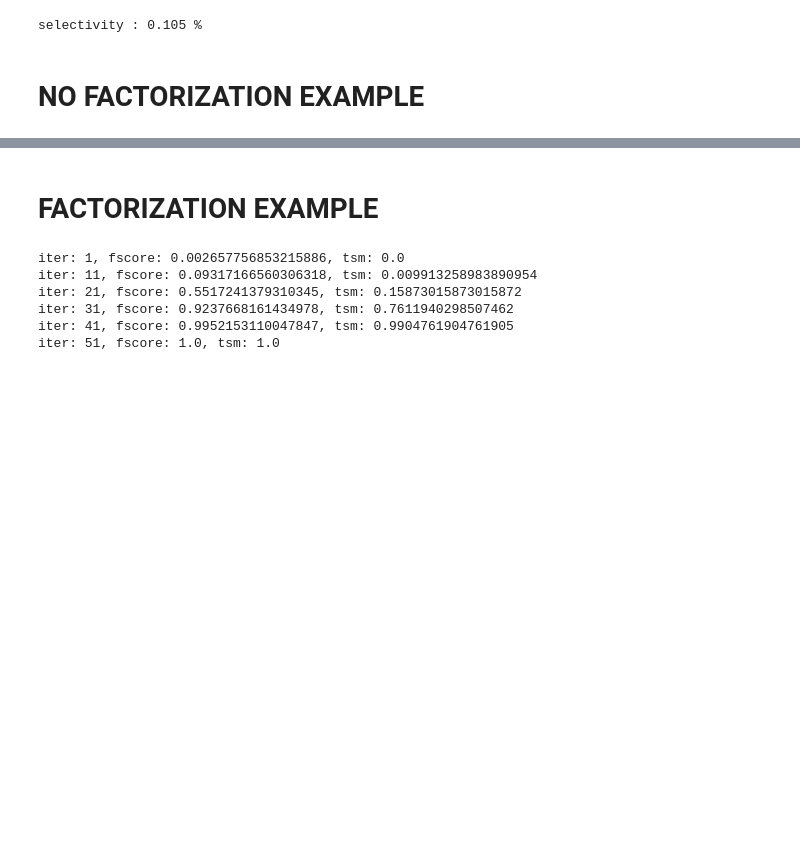
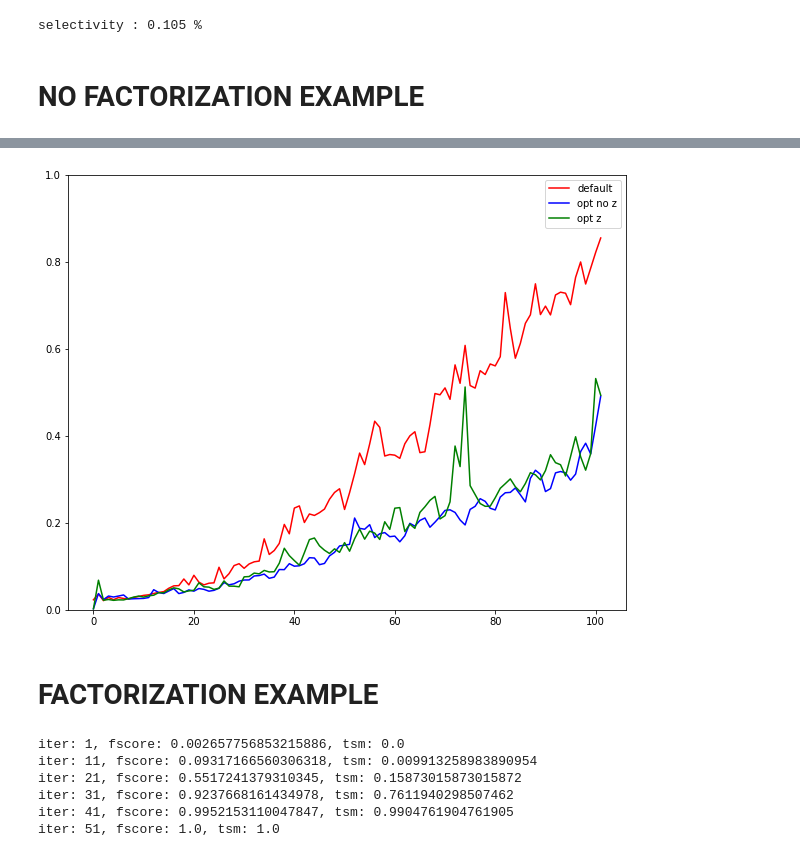
Before and after one commit to AIDEmeProject/PythonMiddleware, a Jupyter notebook: example.ipynb, the cells around one changed output, grey strips where cells are left out. Drawn from its saved outputs; the diff is of its cells as text; code cells hidden in the pictures; blank space fills up the shorter version.

```diff
--- a/example.ipynb
+++ b/example.ipynb
@@ -104,3 +125,20 @@ iter: 11, fscore: 0.021326292271757894, tsm: 0.0
+# %%
+#df_default = df
+#df_opt_noz = df
+df_opt_z = df
+# %%
+m = 'iter_time' # fscore, iter_time
+mask = ~df_default[m].isnull()
+idx = df_default.index[mask]
+plt.figure(figsize=(10, 8))
+plt.plot(idx, df_default[m].loc[mask], c='r', label='default')
+plt.plot(idx, df_opt_noz[m].loc[mask], c='b', label='opt no z')
+plt.plot(idx, df_opt_z[m].loc[mask], c='g', label='opt z')
+plt.ylim([0, 1])
+plt.legend(loc='best')
+plt.show()
+# %% [output]
+[figure, added]
 # %% [markdown]
 # FACTORIZATION EXAMPLE
 # %%
```
Also changed, not shown: parts of 3 cells of this notebook, 6 other files.
